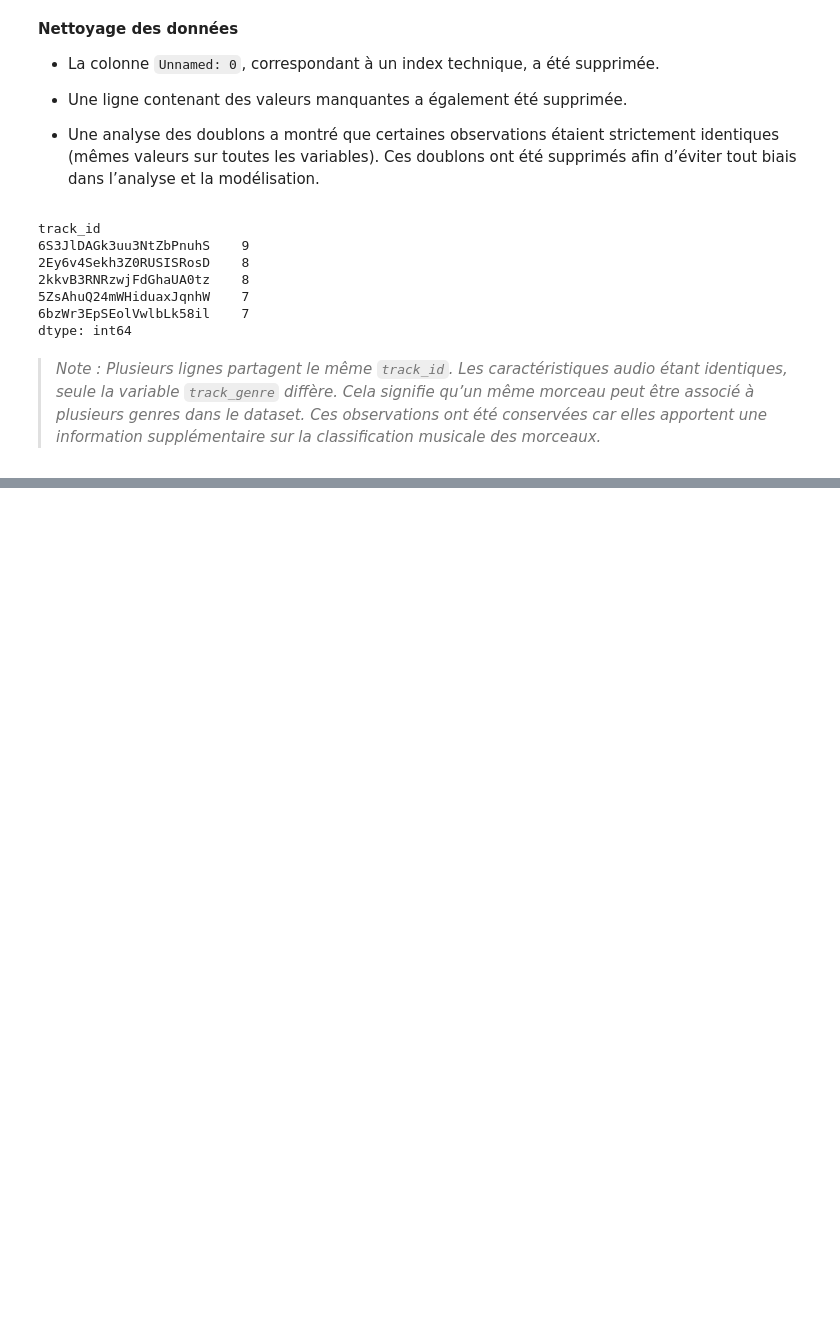
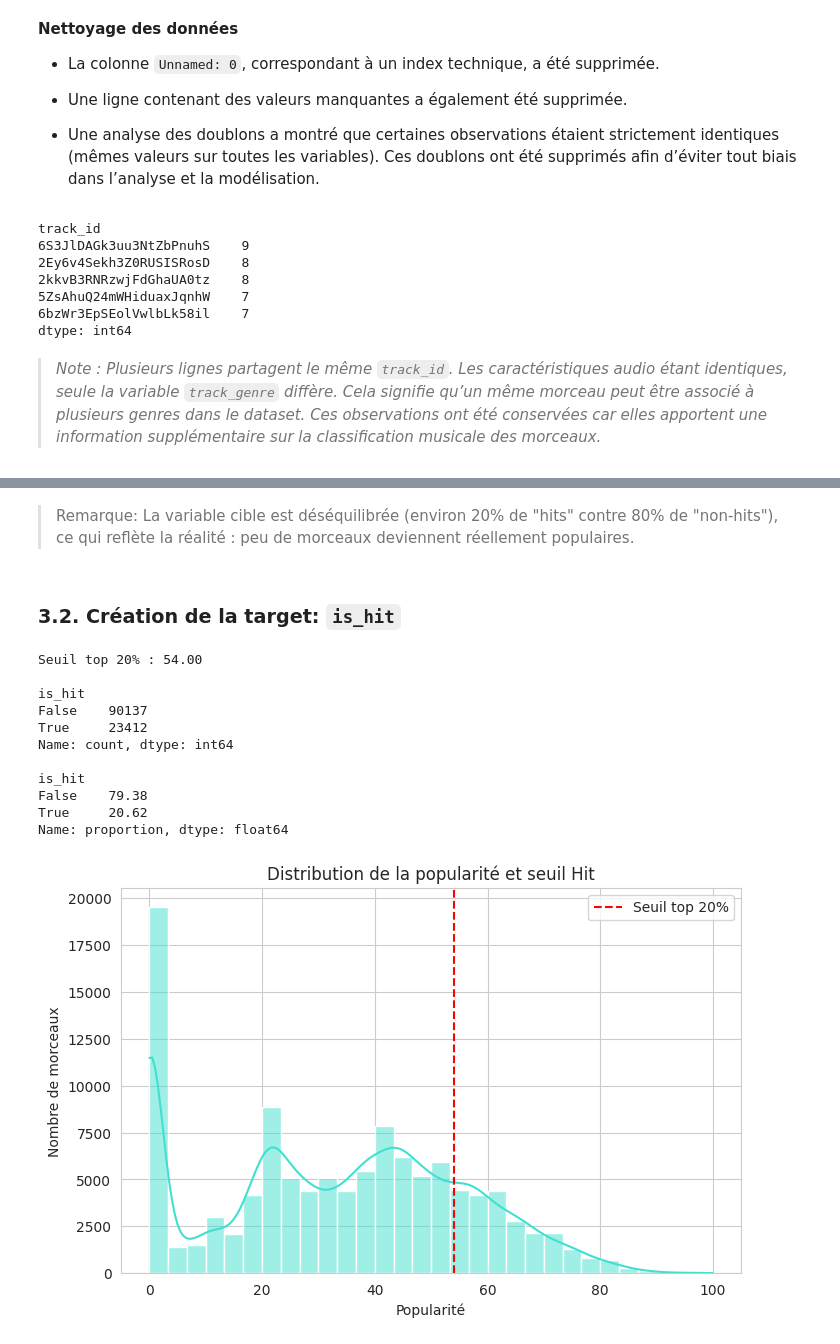
Before and after one commit to elo-labs/spotify-hit-prediction, a Jupyter notebook: notebooks/eda.ipynb, the cells around one changed output, grey strips where cells are left out. Saved outputs shown, nothing was run; the diff lists cells and outputs as text; code cells hidden in the pictures; blank space fills up the shorter version.

```diff
--- a/notebooks/eda.ipynb
+++ b/notebooks/eda.ipynb
@@ -219,0 +269,35 @@ dtype: int64
+# %% [markdown]
+> Remarque: La variable cible est déséquilibrée (environ 20% de "hits" contre 80% de "non-hits"), ce qui reflète la réalité : peu de morceaux deviennent réellement populaires.
+# %% [markdown]
+### 3.2. Création de la target: `is_hit`
+# %%
+# Création de la variable cible (target): hit comme top 20% en popularité
+seuil = df["popularity"].quantile(0.8)
+df["is_hit"] = df["popularity"] >= seuil
+
+print(f"Seuil top 20% : {seuil:.2f}\n")
+print(df["is_hit"].value_counts())
+print()
+print(df["is_hit"].value_counts(normalize=True).round(4) * 100)
+
+plt.figure(figsize=(8,5))
+sns.histplot(df["popularity"], bins=30, kde=True, color="turquoise")
+plt.axvline(seuil, color='red', linestyle='--', label='Seuil top 20%')
+plt.title("Distribution de la popularité et seuil Hit")
+plt.xlabel("Popularité")
+plt.ylabel("Nombre de morceaux")
+plt.legend()
+plt.show()
+# %% [output]
+Seuil top 20% : 54.00
+
+is_hit
+False    90137
+True     23412
+Name: count, dtype: int64
+
+is_hit
+False    79.38
+True     20.62
+Name: proportion, dtype: float64
+[figure, added]
```
Also changed, not shown: parts of 15 cells of this notebook.
